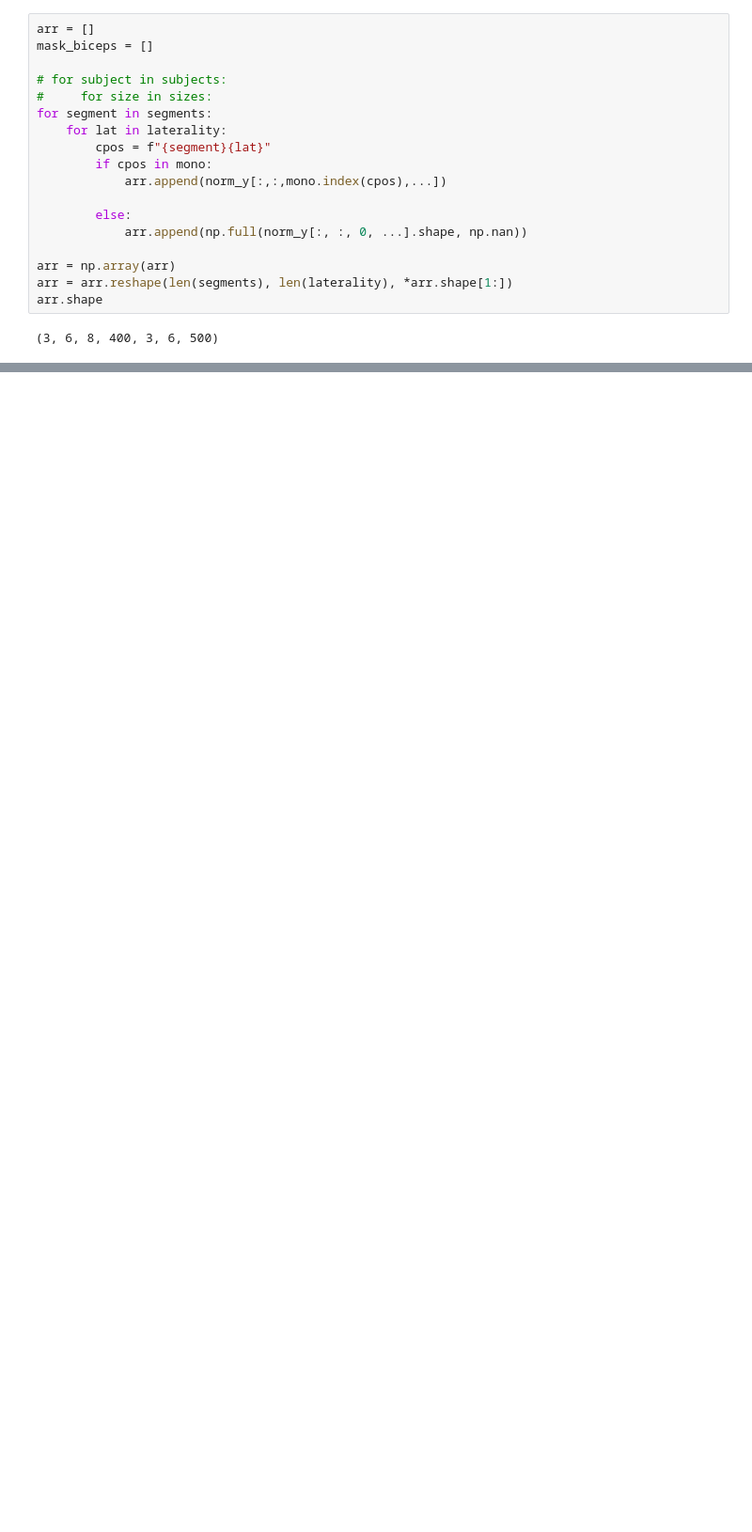
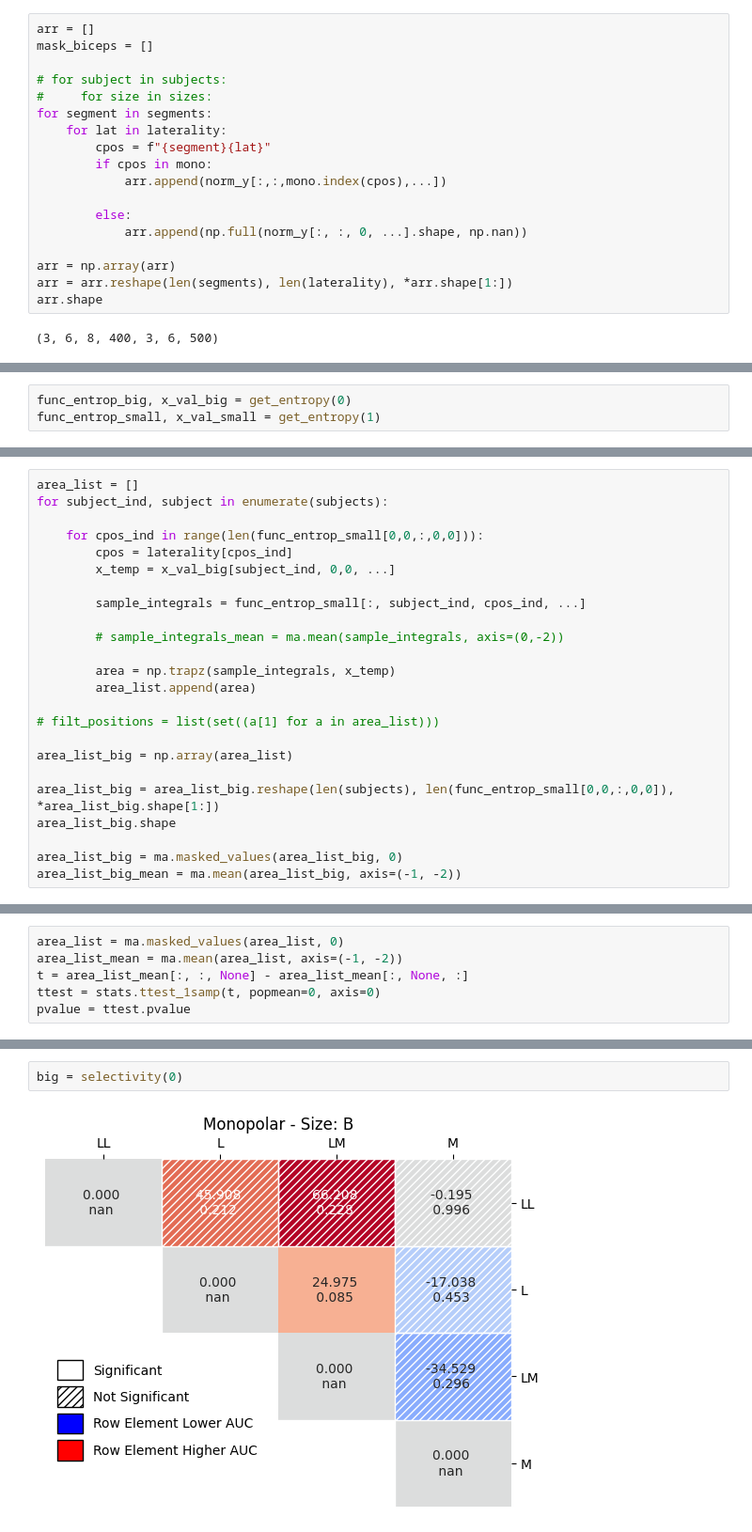
Before and after one commit to hbmep/rat-mapping, a Jupyter notebook: notebooks/C_SMA_LAR/processed_selectivity.ipynb, the cells around one changed output, grey strips where cells are left out. Shown at 94% size. Drawn from its saved outputs; the diff is of its cells as text; blank space fills up the shorter version.

Commit message:
selectivity bvs

```diff
--- a/notebooks/C_SMA_LAR/processed_selectivity.ipynb
+++ b/notebooks/C_SMA_LAR/processed_selectivity.ipynb
@@ -141,0 +163,3 @@ big_x = arr[:,:,:,:,0,...]
+# %%
+func_entrop_big, x_val_big = get_entropy(0)
+func_entrop_small, x_val_small = get_entropy(1)
@@ -141,0 +174,24 @@ big_x = arr[:,:,:,:,0,...]
+# %%
+area_list = []
+for subject_ind, subject in enumerate(subjects):
+
+    for cpos_ind in range(len(func_entrop_small[0,0,:,0,0])):
+        cpos = laterality[cpos_ind]
+        x_temp = x_val_big[subject_ind, 0,0, ...]
+
+        sample_integrals = func_entrop_small[:, subject_ind, cpos_ind, ...]
+
+        # sample_integrals_mean = ma.mean(sample_integrals, axis=(0,-2))
+
+        area = np.trapz(sample_integrals, x_temp)
+        area_list.append(area)
+
+# filt_positions = list(set((a[1] for a in area_list)))
+
+area_list_big = np.array(area_list)
+
+area_list_big = area_list_big.reshape(len(subjects), len(func_entrop_small[0,0,:,0,0]), *area_list_big.shape[1:])
+area_list_big.shape
+
+area_list_big = ma.masked_values(area_list_big, 0)
+area_list_big_mean = ma.mean(area_list_big, axis=(-1, -2))
@@ -141,0 +220,6 @@ big_x = arr[:,:,:,:,0,...]
+# %%
+area_list = ma.masked_values(area_list, 0)
+area_list_mean = ma.mean(area_list, axis=(-1, -2))
+t = area_list_mean[:, :, None] - area_list_mean[:, None, :]
+ttest = stats.ttest_1samp(t, popmean=0, axis=0)
+pvalue = ttest.pvalue
@@ -141,0 +318,4 @@ big_x = arr[:,:,:,:,0,...]
+# %%
+big = selectivity(0)
+# %% [output]
+[figure, added]
```
Also changed, not shown: parts of 32 cells of this notebook, 1 other file.
